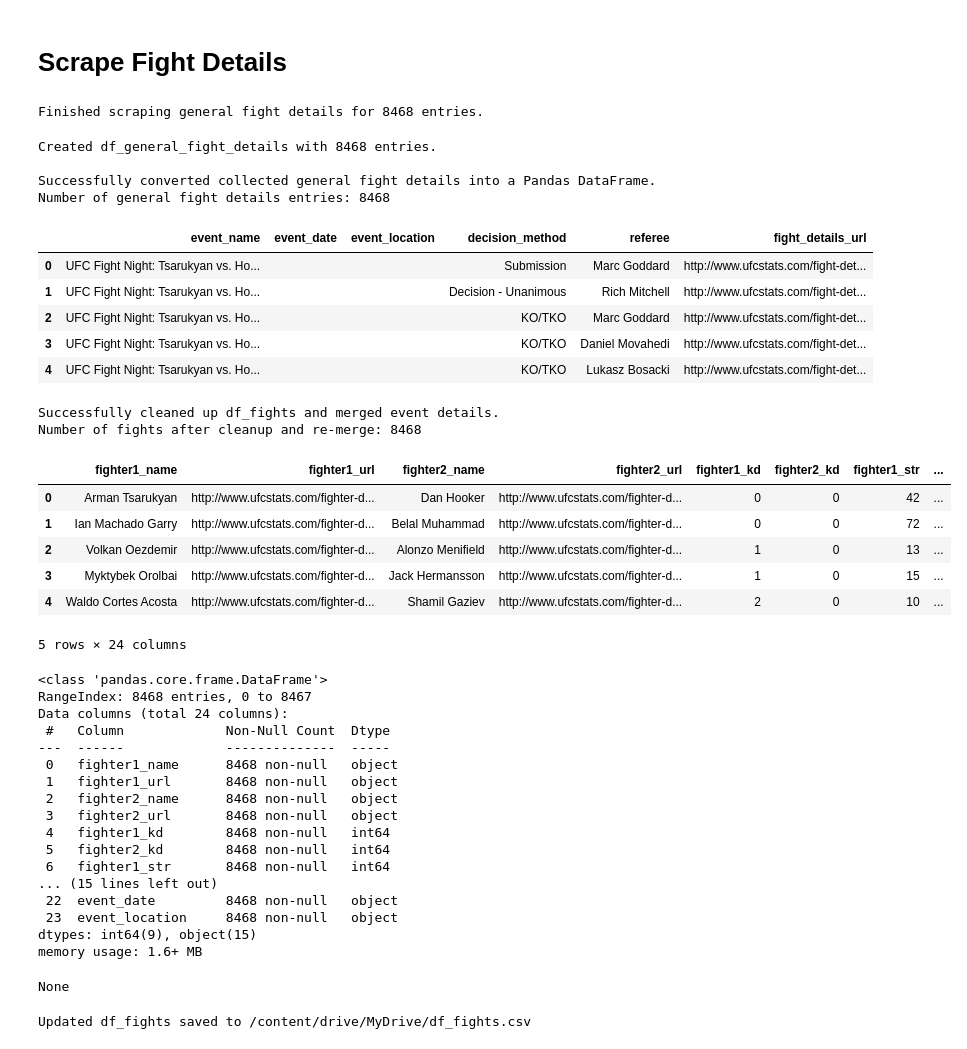
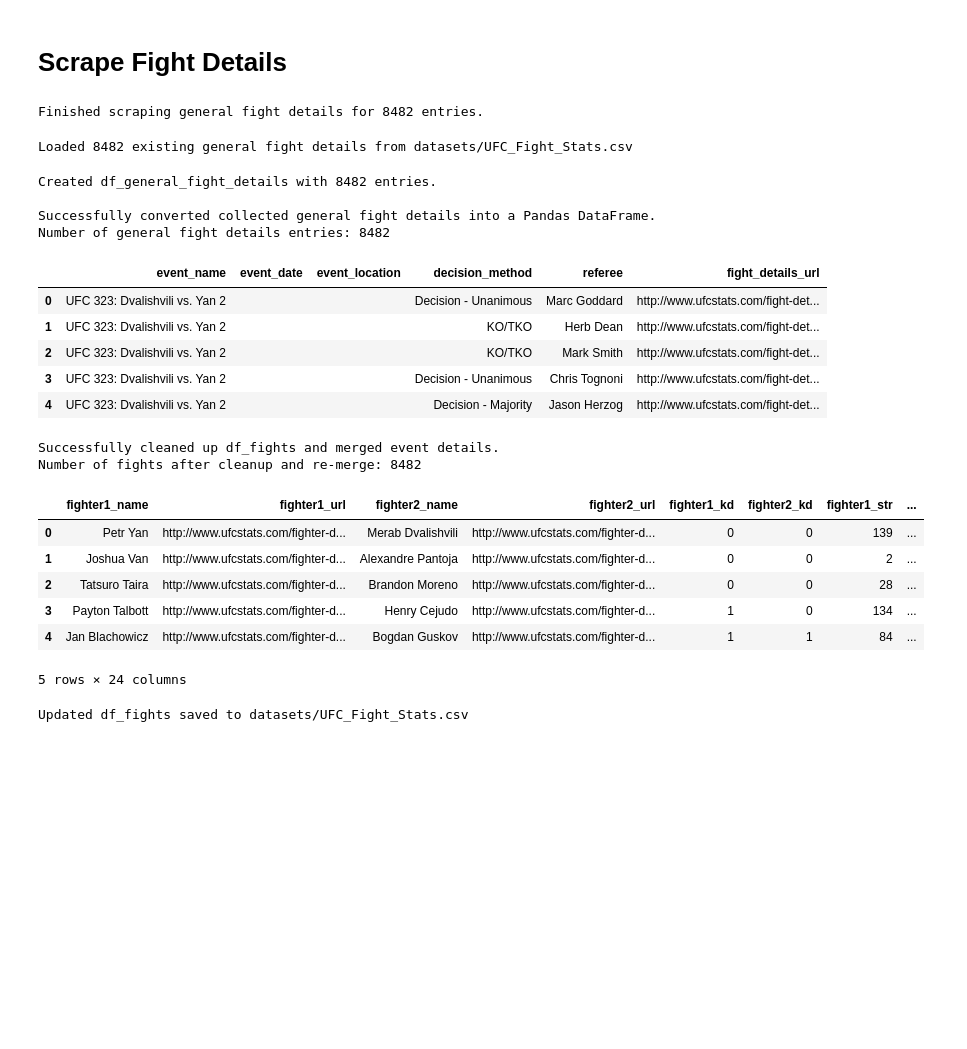
Before and after one commit to brad-paton/UFC_Rankings, a Jupyter notebook: UFCStatsScrape.ipynb, the cells around one changed output. Saved outputs shown, nothing was run; the diff lists cells and outputs as text; code cells hidden in the pictures; blank space fills up the shorter version.

```diff
--- a/UFCStatsScrape.ipynb
+++ b/UFCStatsScrape.ipynb
@@ -68,6 +70,10 @@ else:
     print(f"Created df_all_events with {len(updated_df_all_events)} events.")
 
 df_all_events = updated_df_all_events
+
+df_all_events['event_date'] = pd.to_datetime(df_all_events['event_date'], errors='coerce')
+df_all_events = df_all_events.sort_values('event_date', ascending=False).reset_index(drop=True)
+
 print("Successfully created/updated Pandas DataFrame for all events.")
 print(f"Total events in df_all_events: {len(df_all_events)}")
 display(df_all_events.head())
@@ -326,13 +346,13 @@ for index, row in newly_scraped_df_fights.iterrows():
     try:
         # Make an HTTP GET request to the fight_details_url
         response = requests.get(fight_details_url)
-        response.raise_for_status()  # Raise HTTPError for bad responses (4xx or 5xx)
+        response.raise_for_status()
 
         # Parse the response content using BeautifulSoup
         soup_fight_detail = BeautifulSoup(response.content, 'html.parser')
 
         # Call the scrape_general_fight_details() function
-        current_general_details = scrape_general_fight_details(soup_fight_detail)
+        current_general_details = LIB.scrape_general_fight_details(soup_fight_detail)
 
         # Add the fight_details_url to the dictionary for context
         current_general_details['fight_details_url'] = fight_details_url
@@ -345,7 +365,20 @@ for index, row in newly_scraped_df_fights.iterrows():
 
 print(f"Finished scraping general fight details for {len(all_general_fight_details)} entries.")
 # %% [output]
-Finished scraping general fight details for 8468 entries.
+Finished scraping general fight details for 8482 entries.
+# %%
+# --- Load existing general fight details to check for new entries ---
+existing_df_general_fight_details = pd.DataFrame()
+if os.path.exists(fights_csv_path):
+    try:
+        existing_df_general_fight_details = pd.read_csv(fights_csv_path)
+        print(f"Loaded {len(existing_df_general_fight_details)} existing general fight details from {fights_csv_path}")
+    except Exception as e:
+        print(f"Error loading existing general fight details CSV: {e}. Starting with empty existing general fight details.")
+else:
+    print("No existing general fight details CSV found. Starting with empty existing general fight details.")
+# %% [output]
+Loaded 8482 existing general fight details from datasets/UFC_Fight_Stats.csv
 # %%
 newly_scraped_df_general_fight_details = pd.DataFrame(all_general_fight_details)
 
@@ -363,19 +396,18 @@ print("\nSuccessfully converted collected general fight details into a Pandas Da
 print(f"Number of general fight details entries: {len(df_general_fight_details)}")
 display(df_general_fight_details.head())
 # %% [output]
-Created df_general_fight_details with 8468 entries.
+Created df_general_fight_details with 8482 entries.
 
 Successfully converted collected general fight details into a Pandas DataFrame.
-Number of general fight details entries: 8468
+Number of general fight details entries: 8482
 |  | event_name | event_date | event_location | decision_method | referee | fight_details_url |
-| 0 | UFC Fight Night: Tsarukyan vs. Ho... |  |  | Submission | Marc Goddard | http://www.ufcstats.com/fight-det... |
-| 1 | UFC Fight Night: Tsarukyan vs. Ho... |  |  | Decision - Unanimous | Rich Mitchell | http://www.ufcstats.com/fight-det... |
-| 2 | UFC Fight Night: Tsarukyan vs. Ho... |  |  | KO/TKO | Marc Goddard | http://www.ufcstats.com/fight-det... |
-| 3 | UFC Fight Night: Tsarukyan vs. Ho... |  |  | KO/TKO | Daniel Movahedi | http://www.ufcstats.com/fight-det... |
-| 4 | UFC Fight Night: Tsarukyan vs. Ho... |  |  | KO/TKO | Lukasz Bosacki | http://www.ufcstats.com/fight-det... |
+| 0 | UFC 323: Dvalishvili vs. Yan 2 |  |  | Decision - Unanimous | Marc Goddard | http://www.ufcstats.com/fight-det... |
+| 1 | UFC 323: Dvalishvili vs. Yan 2 |  |  | KO/TKO | Herb Dean | http://www.ufcstats.com/fight-det... |
+| 2 | UFC 323: Dvalishvili vs. Yan 2 |  |  | KO/TKO | Mark Smith | http://www.ufcstats.com/fight-det... |
+| 3 | UFC 323: Dvalishvili vs. Yan 2 |  |  | Decision - Unanimous | Chris Tognoni | http://www.ufcstats.com/fight-det... |
+| 4 | UFC 323: Dvalishvili vs. Yan 2 |  |  | Decision - Majority | Jason Herzog | http://www.ufcstats.com/fight-det... |
 # %%
 # 0. Clean up existing columns from df_fights that will be replaced or clarified.
-#    This prevents conflicting column names with suffixes later on, and ensures we use the most authoritative source for these details.
 columns_to_drop_if_exist = [
     'event_name', 'method', 'event_date', 'event_location', 'referee',
     'event_date_x', 'event_date_y', 'decision_method_x', 'decision_method_y',
@@ -384,62 +416,49 @@ columns_to_drop_if_exist = [
 for col in columns_to_drop_if_exist:
     if col in df_fights.columns:
         df_fights = df_fights.drop(columns=[col])
 
+# Ensure df_general_fight_details has required columns even if empty
+required_general_cols = ['fight_details_url', 'decision_method', 'referee']
+for col in required_general_cols:
+    if col not in df_general_fight_details.columns:
+        df_general_fight_details[col] = ''
+
 # 1. Merge df_fights with df_general_fight_details to get decision_method and referee.
 #    These columns should be new to df_fights after dropping old ones.
 df_fights = pd.merge(
     df_fights,
-    df_general_fight_details[['fight_details_url', 'decision_method', 'referee']],
+    df_general_fight_details[required_general_cols],
     on='fight_details_url',
     how='left'
 )
 
 # 2. Merge df_fights with df_all_events to obtain the correct event_name and event_date.
 #    'event_location' is NOT available from df_all_events and is handled separately.
 df_fights = pd.merge(
     df_fights,
     df_all_events[['event_url', 'event_name', 'event_date']],
     on='event_url',
     how='left'
 )
 
 # 3. Add an empty 'event_location' column as it's not available from current scraping sources.
 df_fights['event_location'] = ''
 
 print("Successfully cleaned up df_fights and merged event details.")
 print(f"Number of fights after cleanup and re-merge: {len(df_fights)}")
 display(df_fights.head())
-display(df_fights.info())
 # %% [output]
 Successfully cleaned up df_fights and merged event details.
-Number of fights after cleanup and re-merge: 8468
+Number of fights after cleanup and re-merge: 8482
 |  | fighter1_name | fighter1_url | fighter2_name | fighter2_url | fighter1_kd | fighter2_kd | fighter1_str | ... |
-| 0 | Arman Tsarukyan | http://www.ufcstats.com/fighter-d... | Dan Hooker | http://www.ufcstats.com/fighter-d... | 0 | 0 | 42 | ... |
-| 1 | Ian Machado Garry | http://www.ufcstats.com/fighter-d... | Belal Muhammad | http://www.ufcstats.com/fighter-d... | 0 | 0 | 72 | ... |
-| 2 | Volkan Oezdemir | http://www.ufcstats.com/fighter-d... | Alonzo Menifield | http://www.ufcstats.com/fighter-d... | 1 | 0 | 13 | ... |
-| 3 | Myktybek Orolbai | http://www.ufcstats.com/fighter-d... | Jack Hermansson | http://www.ufcstats.com/fighter-d... | 1 | 0 | 15 | ... |
-| 4 | Waldo Cortes Acosta | http://www.ufcstats.com/fighter-d... | Shamil Gaziev | http://www.ufcstats.com/fighter-d... | 2 | 0 | 10 | ... |
+| 0 | Petr Yan | http://www.ufcstats.com/fighter-d... | Merab Dvalishvili | http://www.ufcstats.com/fighter-d... | 0 | 0 | 139 | ... |
+| 1 | Joshua Van | http://www.ufcstats.com/fighter-d... | Alexandre Pantoja | http://www.ufcstats.com/fighter-d... | 0 | 0 | 2 | ... |
+| 2 | Tatsuro Taira | http://www.ufcstats.com/fighter-d... | Brandon Moreno | http://www.ufcstats.com/fighter-d... | 0 | 0 | 28 | ... |
+| 3 | Payton Talbott | http://www.ufcstats.com/fighter-d... | Henry Cejudo | http://www.ufcstats.com/fighter-d... | 1 | 0 | 134 | ... |
+| 4 | Jan Blachowicz | http://www.ufcstats.com/fighter-d... | Bogdan Guskov | http://www.ufcstats.com/fighter-d... | 1 | 1 | 84 | ... |
 5 rows × 24 columns
-<class 'pandas.core.frame.DataFrame'>
-RangeIndex: 8468 entries, 0 to 8467
-Data columns (total 24 columns):
- #   Column             Non-Null Count  Dtype
----  ------             --------------  -----
- 0   fighter1_name      8468 non-null   object
- 1   fighter1_url       8468 non-null   object
- 2   fighter2_name      8468 non-null   object
- 3   fighter2_url       8468 non-null   object
- 4   fighter1_kd        8468 non-null   int64
- 5   fighter2_kd        8468 non-null   int64
- 6   fighter1_str       8468 non-null   int64
-... (15 lines left out)
- 22  event_date         8468 non-null   object
- 23  event_location     8468 non-null   object
-dtypes: int64(9), object(15)
-memory usage: 1.6+ MB
-None
 # %%
 df_fights.to_csv(fights_csv_path, index=False)
 print(f"Updated df_fights saved to {fights_csv_path}")
 # %% [output]
-Updated df_fights saved to /content/drive/MyDrive/df_fights.csv
+Updated df_fights saved to datasets/UFC_Fight_Stats.csv
```
Also changed, not shown: parts of 5 cells of this notebook, 4 other files.
